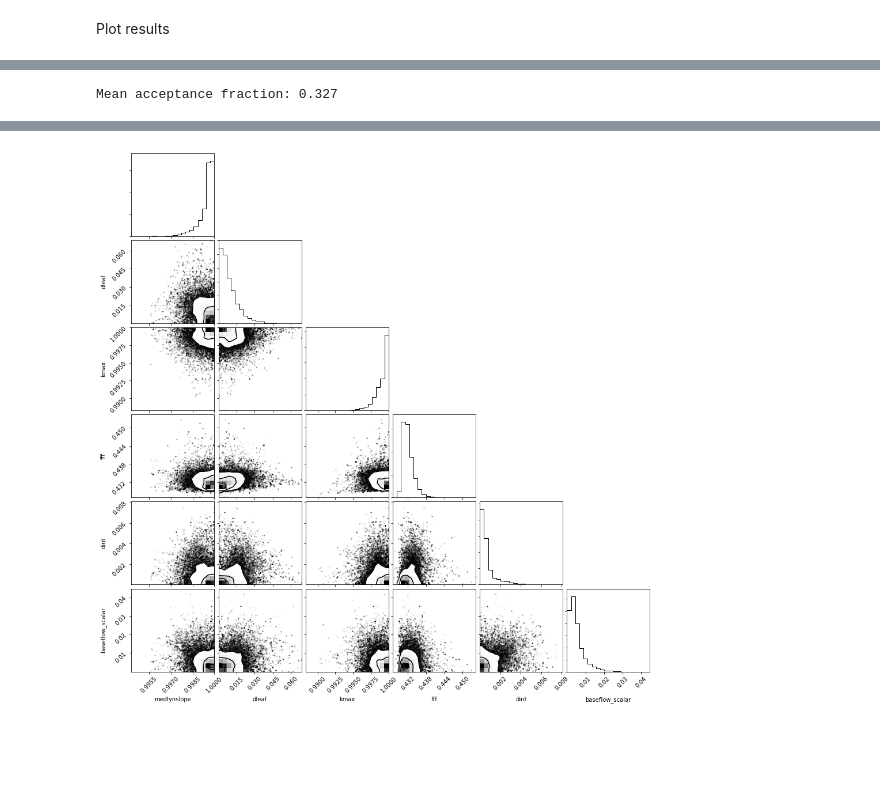
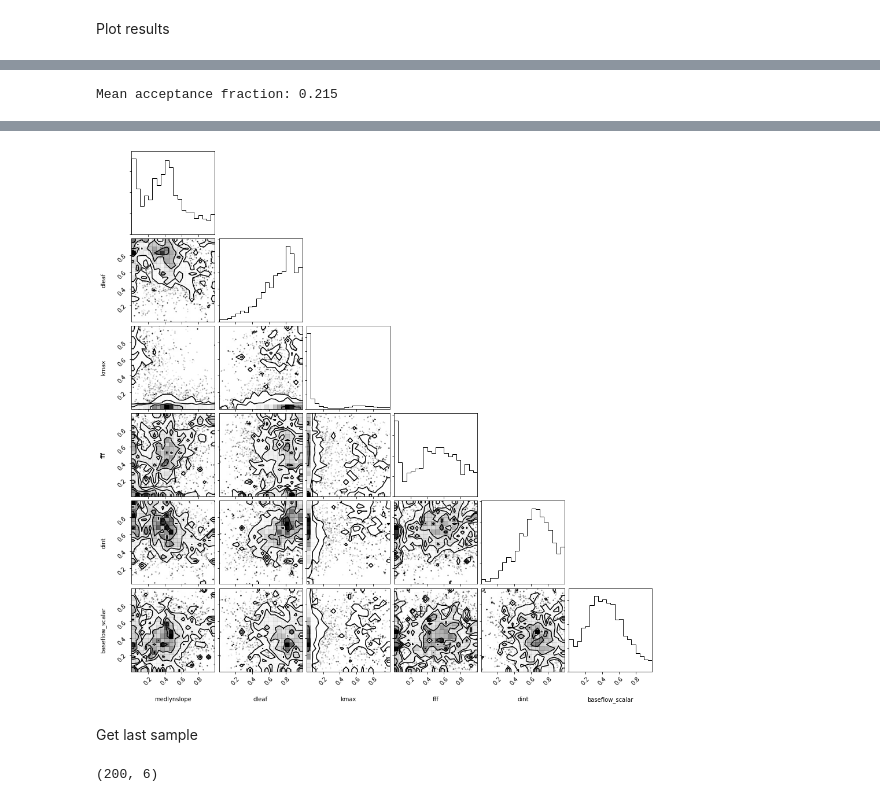
Before and after one commit to katiedagon/CLM5_ParameterUncertainty, a Jupyter notebook: MCMC.ipynb, the cells around one changed output, grey strips where cells are left out. Cells and saved outputs as stored; diff of their text form; code cells hidden in the pictures; blank space fills up the shorter version.

Commit message:
Work on MCMC; update README

```diff
--- a/MCMC.ipynb
+++ b/MCMC.ipynb
@@ -26,7 +32,7 @@ import keras.backend as K
 def mean_sq_err(y_true,y_pred):
     return K.mean((y_true-y_pred)**2)
 from keras.models import load_model
-model_GPP = load_model('NN_GPP_finalize_multi-dim.h5', custom_objects={'mean_sq_err':
-    mean_sq_err})
-model_LHF = load_model('NN_LHF_finalize_multi-dim.h5',
-    custom_objects={'mean_sq_err': mean_sq_err})
+model_GPP = load_model('emulators/NN_GPP_finalize_multi-dim.h5',
+                       custom_objects={'mean_sq_err': mean_sq_err})
+model_LHF = load_model('emulators/NN_LHF_finalize_multi-dim.h5',
+                       custom_objects={'mean_sq_err': mean_sq_err})
@@ -48,11 +67,10 @@ NOTE: still need to determine ideal choice of B (justified?)
 # %%
-#B=1.3 # weighting term
-B=1.49 # midpoint(?) of combination B's (see NN_opt.xlsx)
+B=1.49 # midpoint of regimes
 def normerr(x):
     xt = x.reshape(1,-1)
     model_preds_GPP = model_GPP.predict(xt)
     model_preds_LHF = model_LHF.predict(xt)
-    L = np.sum(((model_preds_GPP-obs_GPP)/sd_GPP)**2, axis=1) + B*np.sum(((model_preds_LHF-obs_LHF)/sd_LHF)**2, axis=1)
+    L = -(np.sum(((model_preds_GPP-obs_GPP)/sd_GPP)**2, axis=1) + B*np.sum(((model_preds_LHF-obs_LHF)/sd_LHF)**2, axis=1))
     return L
 # %% [markdown]
 Define the prior //
@@ -116,5 +117,5 @@ p0 = [np.random.rand(ndim) for i in range(nwalkers)]
 # %% [markdown]
 Run Sampler
 # %%
-epochs = 1000
-pos, prob, state = sampler.run_mcmc(p0, epochs)
+epochs = 100
+sampler.run_mcmc(p0, epochs, progress=True)
@@ -140,11 +176,12 @@ Plot results
 print("Mean acceptance fraction: {0:.3f}"
                 .format(np.mean(sampler.acceptance_fraction)))
 # %% [output]
-Mean acceptance fraction: 0.327
+Mean acceptance fraction: 0.215
 # %%
 # discard the initial N steps
-samples = sampler.chain[:, 500:, :].reshape((-1, ndim))
+#samples = sampler.chain[:, 500:, :].reshape((-1, ndim))
+flat_samples = sampler.get_chain(discard=10, flat=True)
 import corner
-fig = corner.corner(samples, labels=in_vars)
+fig = corner.corner(flat_samples, labels=in_vars)
 #fig.savefig("MCMC_v1.pdf")
 # %% [output]
@@ -153 +188,13 @@ WARNING:root:Too few points to create valid contours
-[figure, old version]
+[figure, new version]
+# %% [markdown]
+Get last sample
+# %%
+#last_sample = sampler.get_last_sample() # can't figure out how to access this data structure
+#dir(last_sample)
+#last_sample.__class__
+#print(last_sample)
+last_sample = sampler.chain[:,epochs-1,:] # final values for all walkers
+#print(last_sample.shape)
+np.save("MCMC_last_sample", last_sample)
+# %% [output]
+(200, 6)
```
Also changed, not shown: parts of 16 cells of this notebook, 14 other files.
